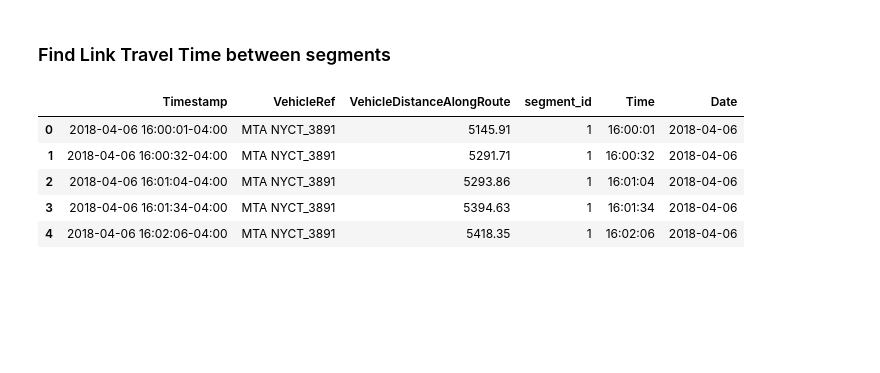
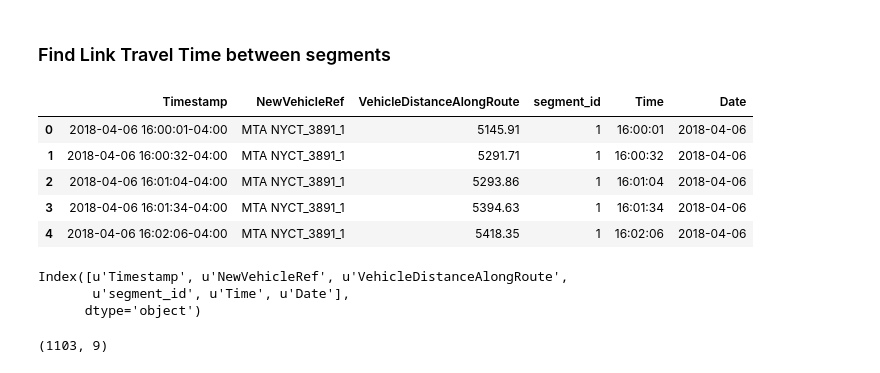
Before and after one commit to ywnch/NYC-bus-LTT-prediction, a Jupyter notebook: M1-MiM.ipynb, the cells around one changed output. Drawn from its saved outputs; the diff is of its cells as text; code cells hidden in the pictures; blank space fills up the shorter version.

```diff
--- a/M1-MiM.ipynb
+++ b/M1-MiM.ipynb
@@ -28 +28,3 @@ dff = df.merge(seg, left_on='Segment', right_on='ID', how='inner')
+# %%
+df = df[['Timestamp','NewVehicleRef', 'VehicleDistanceAlongRoute', 'segment_id']]
 # %%
@@ -76,19 +46,25 @@ array(['MTA NYCT_3891', 'MTA NYCT_3897', 'MTA NYCT_6781', 'MTA NYCT_3838',
 # %%
-dff['Timestamp'] = pd.to_datetime(dff['Timestamp']).dt.tz_localize('UTC').dt.tz_convert('America/New_York')
+df['Timestamp'] = pd.to_datetime(df['Timestamp']).dt.tz_localize('UTC').dt.tz_convert('America/New_York')
 # %%
-dff['Time'] = dff['Timestamp'].dt.strftime("%H:%M:%S")
+df['Time'] = df['Timestamp'].dt.strftime("%H:%M:%S")
 # %%
-dff['Date'] = dff['Timestamp'].dt.date
+df['Date'] = df['Timestamp'].dt.date
 # %% [markdown]
 ### Find Link Travel Time between segments
 # %%
-dff.head()
+df.head()
 # %% [output]
-|  | Timestamp | VehicleRef | VehicleDistanceAlongRoute | segment_id | Time | Date |
-| 0 | 2018-04-06 16:00:01-04:00 | MTA NYCT_3891 | 5145.91 | 1 | 16:00:01 | 2018-04-06 |
-| 1 | 2018-04-06 16:00:32-04:00 | MTA NYCT_3891 | 5291.71 | 1 | 16:00:32 | 2018-04-06 |
-| 2 | 2018-04-06 16:01:04-04:00 | MTA NYCT_3891 | 5293.86 | 1 | 16:01:04 | 2018-04-06 |
-| 3 | 2018-04-06 16:01:34-04:00 | MTA NYCT_3891 | 5394.63 | 1 | 16:01:34 | 2018-04-06 |
-| 4 | 2018-04-06 16:02:06-04:00 | MTA NYCT_3891 | 5418.35 | 1 | 16:02:06 | 2018-04-06 |
+|  | Timestamp | NewVehicleRef | VehicleDistanceAlongRoute | segment_id | Time | Date |
+| 0 | 2018-04-06 16:00:01-04:00 | MTA NYCT_3891_1 | 5145.91 | 1 | 16:00:01 | 2018-04-06 |
+| 1 | 2018-04-06 16:00:32-04:00 | MTA NYCT_3891_1 | 5291.71 | 1 | 16:00:32 | 2018-04-06 |
+| 2 | 2018-04-06 16:01:04-04:00 | MTA NYCT_3891_1 | 5293.86 | 1 | 16:01:04 | 2018-04-06 |
+| 3 | 2018-04-06 16:01:34-04:00 | MTA NYCT_3891_1 | 5394.63 | 1 | 16:01:34 | 2018-04-06 |
+| 4 | 2018-04-06 16:02:06-04:00 | MTA NYCT_3891_1 | 5418.35 | 1 | 16:02:06 | 2018-04-06 |
+# %%
+df.columns
+# %% [output]
+Index([u'Timestamp', u'NewVehicleRef', u'VehicleDistanceAlongRoute',
+       u'segment_id', u'Time', u'Date'],
+      dtype='object')
 # %%
 #records of buses from point closest/furthest to start of segment
@@ -100,3 +76,7 @@ df_avg = dfo.merge(dfd, on=['VehicleRef', 'segment_id'])
+# %%
+df_avg.shape
+# %% [output]
+(1103, 9)
 # %%
 df_avg.columns
 # %% [output]
```
Also changed, not shown: parts of 24 cells of this notebook.
